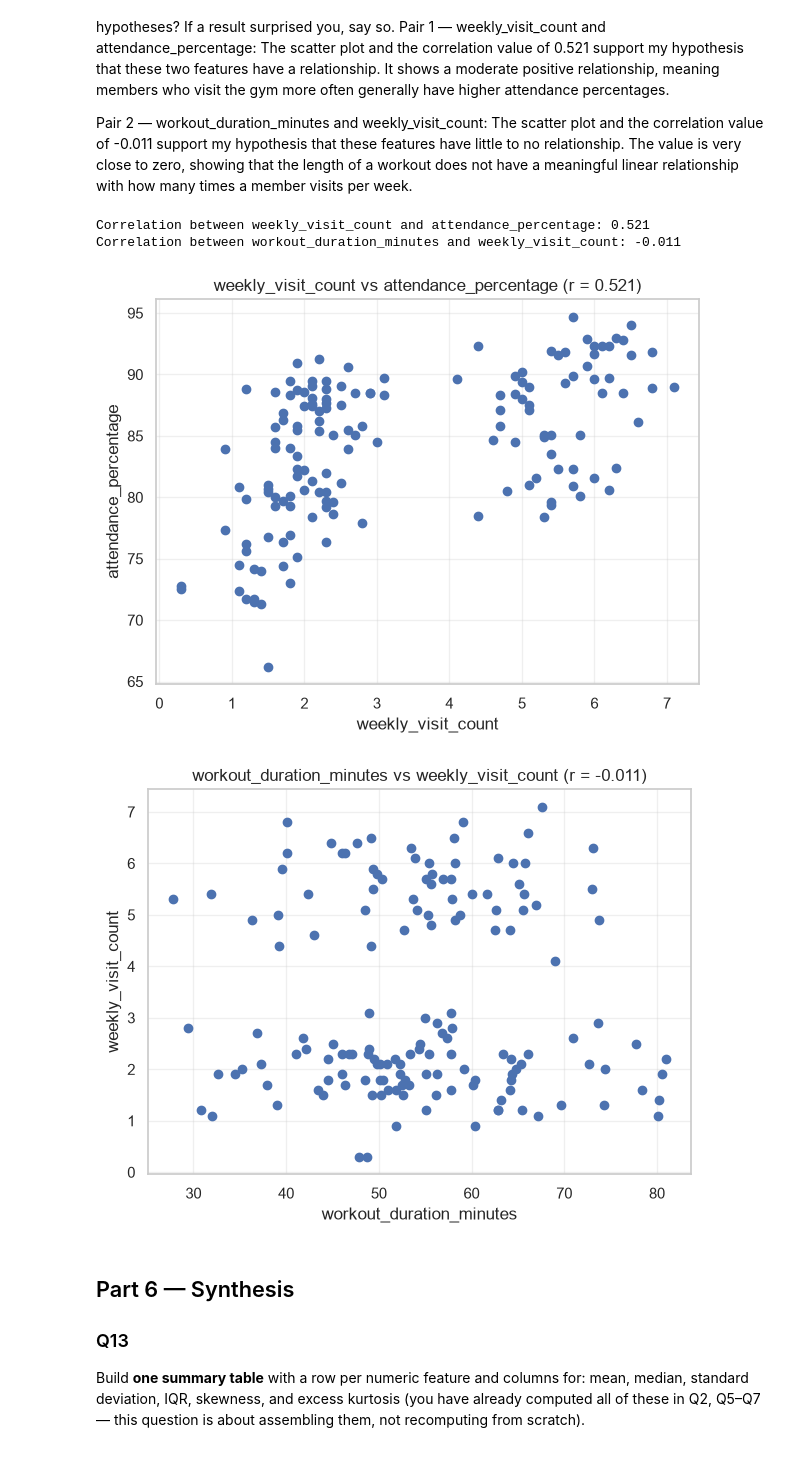
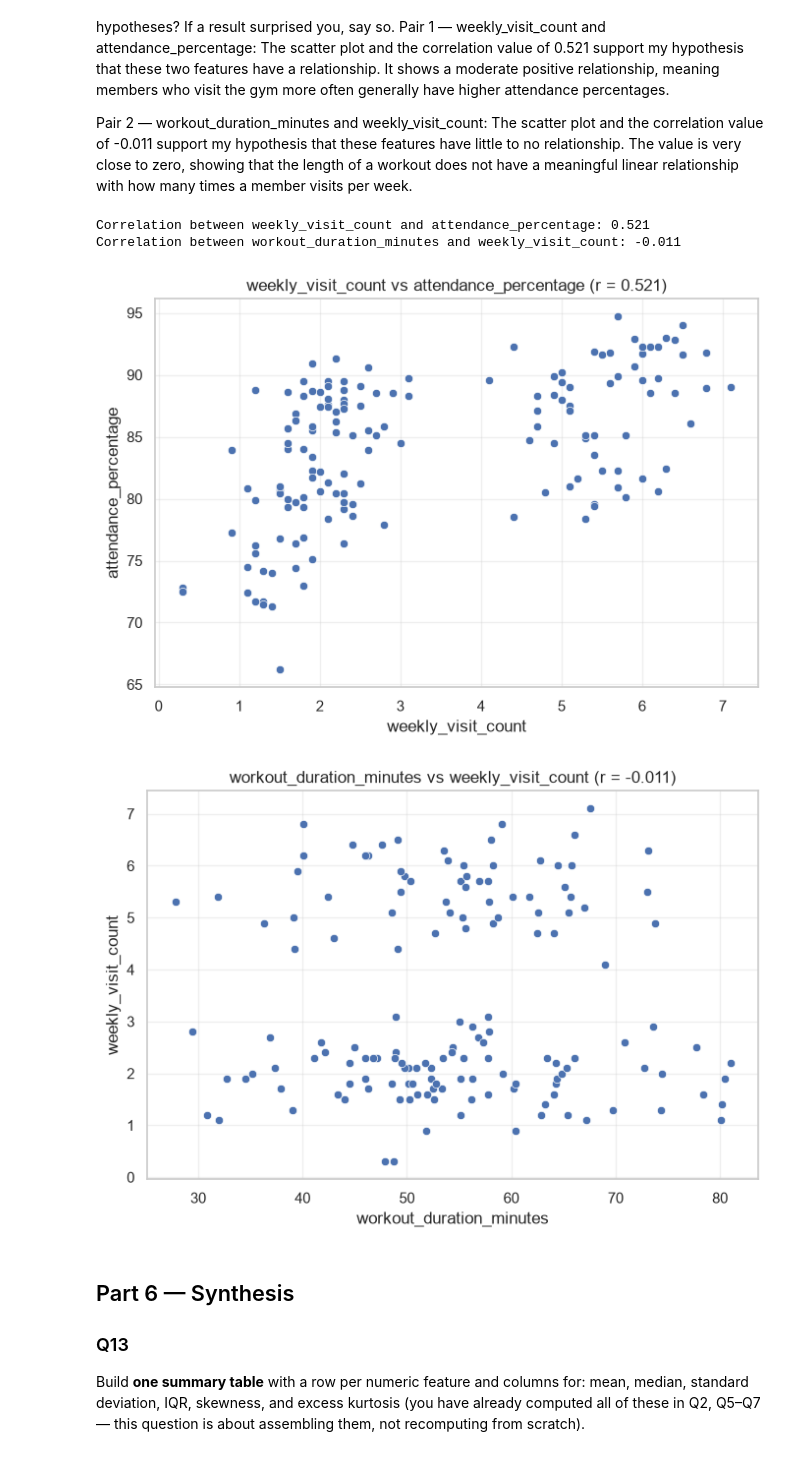
Before and after one commit to mohammedaffankhanbtech25/Data-Science-Lab, a Jupyter notebook: Lab-3/Lab3_Gym_Membership.ipynb, the cells around one changed output. Cells and saved outputs as stored; diff of their text form; code cells hidden in the pictures.

Commit message:
Update Lab 3 visualizations

```diff
--- a/Lab-3/Lab3_Gym_Membership.ipynb
+++ b/Lab-3/Lab3_Gym_Membership.ipynb
@@ -521,39 +521,53 @@ x1 = "weekly_visit_count"
 y1 = "attendance_percentage"
 
 corr1 = df[x1].corr(df[y1])
 
 # Pair 2: hypothesized little/no relationship
 x2 = "workout_duration_minutes"
 y2 = "weekly_visit_count"
 
 corr2 = df[x2].corr(df[y2])
 
 # Print correlation values
 print(f"Correlation between {x1} and {y1}: {corr1:.3f}")
 print(f"Correlation between {x2} and {y2}: {corr2:.3f}")
 
-# Scatter plot 1
+# Scatter plot 1 using Seaborn
 plt.figure(figsize=(7, 5))
-plt.scatter(df[x1], df[y1])
+
+sns.scatterplot(
+    data=df,
+    x=x1,
+    y=y1
+)
+
 plt.xlabel(x1)
 plt.ylabel(y1)
 plt.title(f"{x1} vs {y1} (r = {corr1:.3f})")
 plt.grid(True, alpha=0.3)
+plt.tight_layout()
 plt.show()
 
-# Scatter plot 2
+# Scatter plot 2 using Seaborn
 plt.figure(figsize=(7, 5))
-plt.scatter(df[x2], df[y2])
+
+sns.scatterplot(
+    data=df,
+    x=x2,
+    y=y2
+)
+
 plt.xlabel(x2)
 plt.ylabel(y2)
 plt.title(f"{x2} vs {y2} (r = {corr2:.3f})")
 plt.grid(True, alpha=0.3)
+plt.tight_layout()
 plt.show()
 # %% [output]
 Correlation between weekly_visit_count and attendance_percentage: 0.521
 Correlation between workout_duration_minutes and weekly_visit_count: -0.011
-[figure, old version]
+[figure, new version]
-[figure, old version]
+[figure, new version]
 # %% [markdown]
 ## Part 6 — Synthesis
 
```
Also changed, not shown: parts of 1 cell of this notebook.
